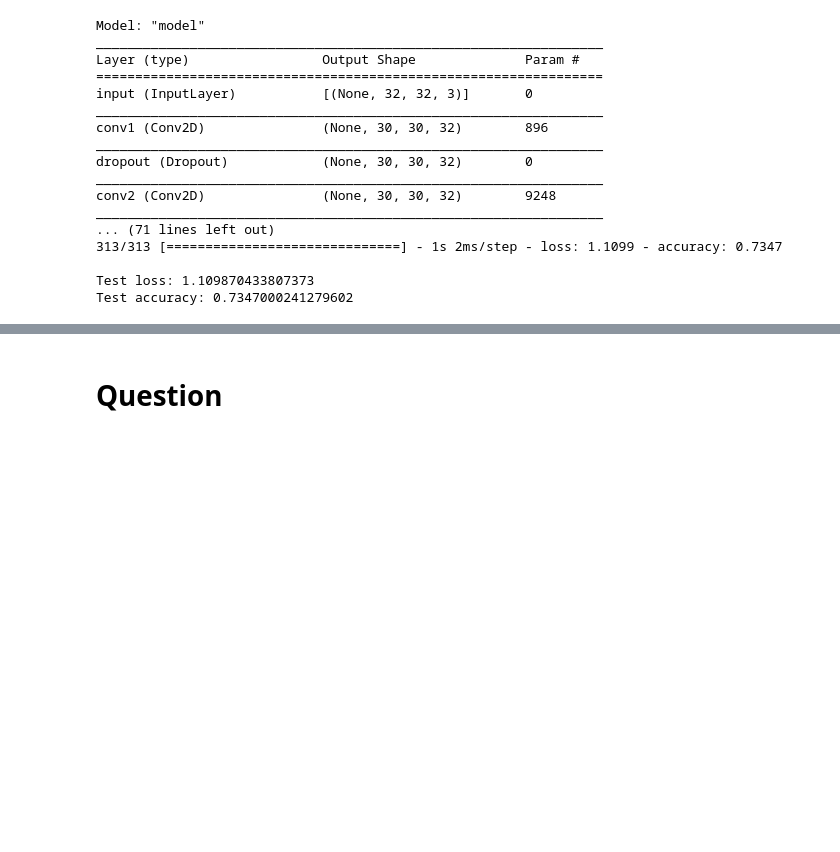
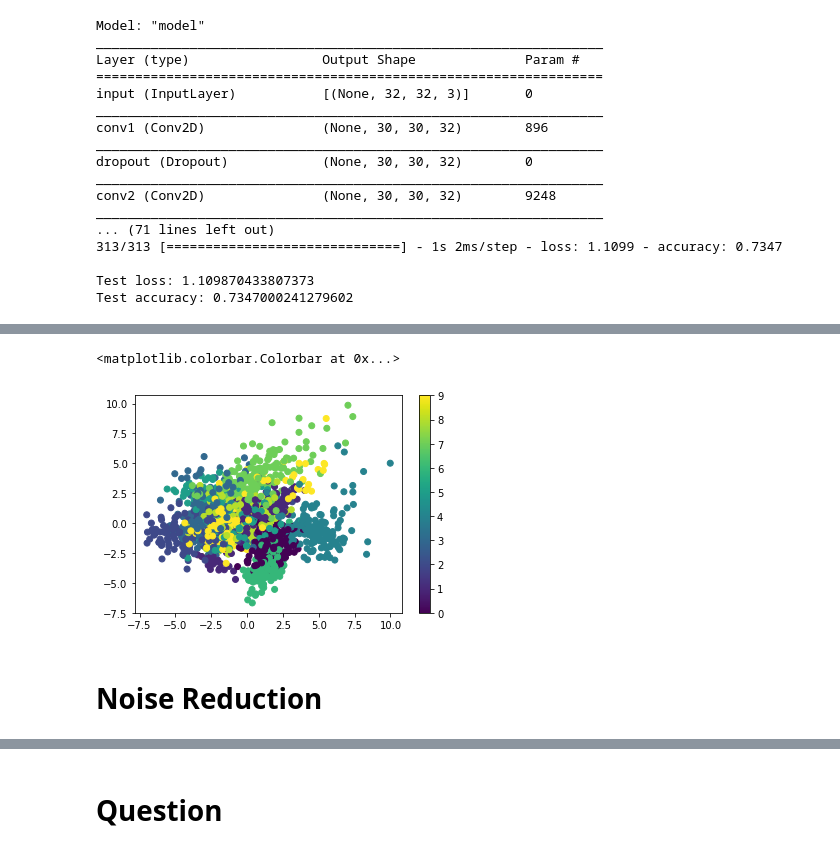
Before and after one commit to YoonSungLee/Reliability-Engineering, a Jupyter notebook: DataMining/Chapter06_Convolutional_Neural_Networkipynb.ipynb, the cells around one changed output, grey strips where cells are left out. Cells and saved outputs as stored; diff of their text form; code cells hidden in the pictures; blank space fills up the shorter version.

```diff
--- a/DataMining/Chapter06_Convolutional_Neural_Networkipynb.ipynb
+++ b/DataMining/Chapter06_Convolutional_Neural_Networkipynb.ipynb
@@ -713,0 +1363,6 @@ Test accuracy: 0.7347000241279602
+# %%
+from sklearn.preprocessing import StandardScaler
+scaler = StandardScaler()
+scaler.fit(digits.data)
+digits.data = scaler.transform(digits.data)
+np.mean(digits.data[:,43]), np.std(digits.data[:,43])   # mean=0, std=1
@@ -713,0 +1371,5 @@ Test accuracy: 0.7347000241279602
+# %%
+from sklearn.decomposition import PCA
+pca = PCA(n_components=64)
+proj = pca.fit_transform(digits.data) # PCA Score
+proj.shape  # proj는 PCA를 통해 (1797,3) 데이터로 64개의 차원을 3차원으로 줄인 데이터다.
@@ -713,0 +1418,10 @@ Test accuracy: 0.7347000241279602
+# %%
+# 3차원으로 줄였어도 3차원 공간에서 점들이 군집화 되어 있어
+# 0~9까지의 숫자의 특징을 어느정도 보유하고 있음을 알 수 있다.
+plt.scatter(proj[:, 0], proj[:, 1], c=digits.target)
+plt.colorbar()
+# %% [output]
+<matplotlib.colorbar.Colorbar at 0x...>
+[figure, added]
+# %% [markdown]
+# Noise Reduction
```
Also changed, not shown: parts of 90 cells of this notebook.
